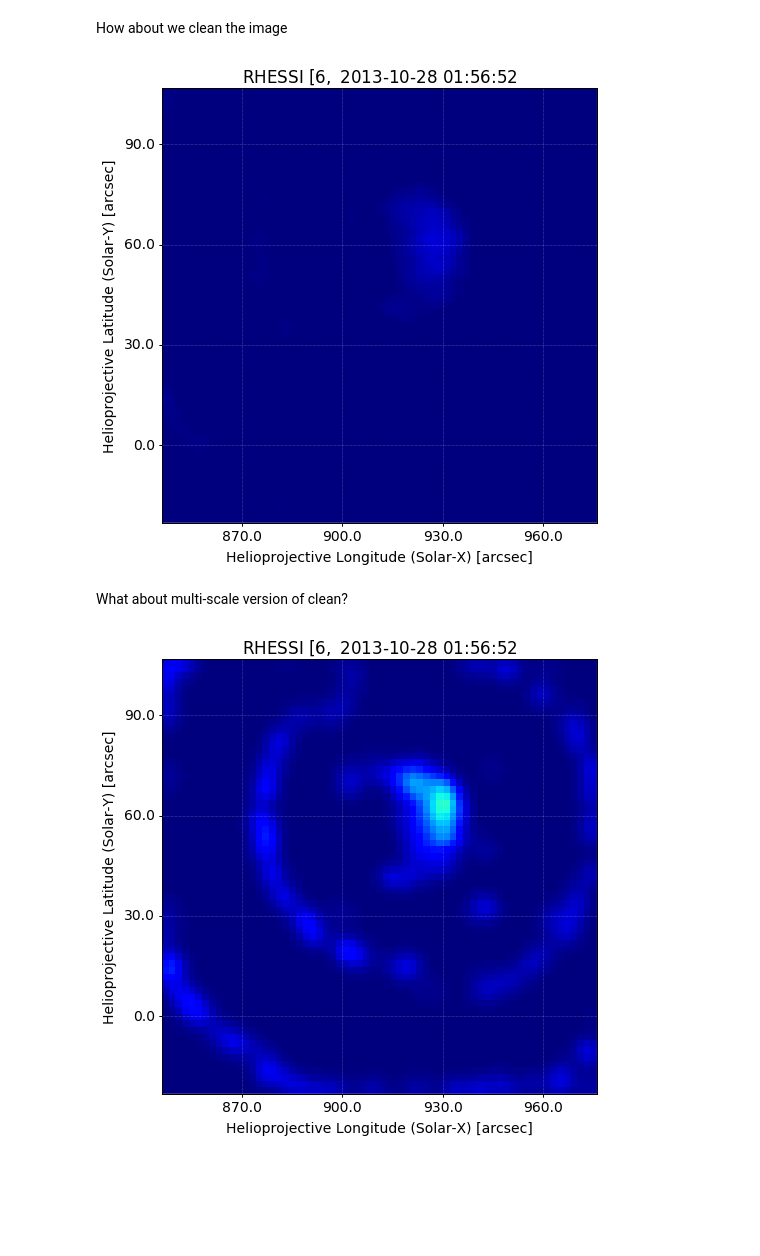
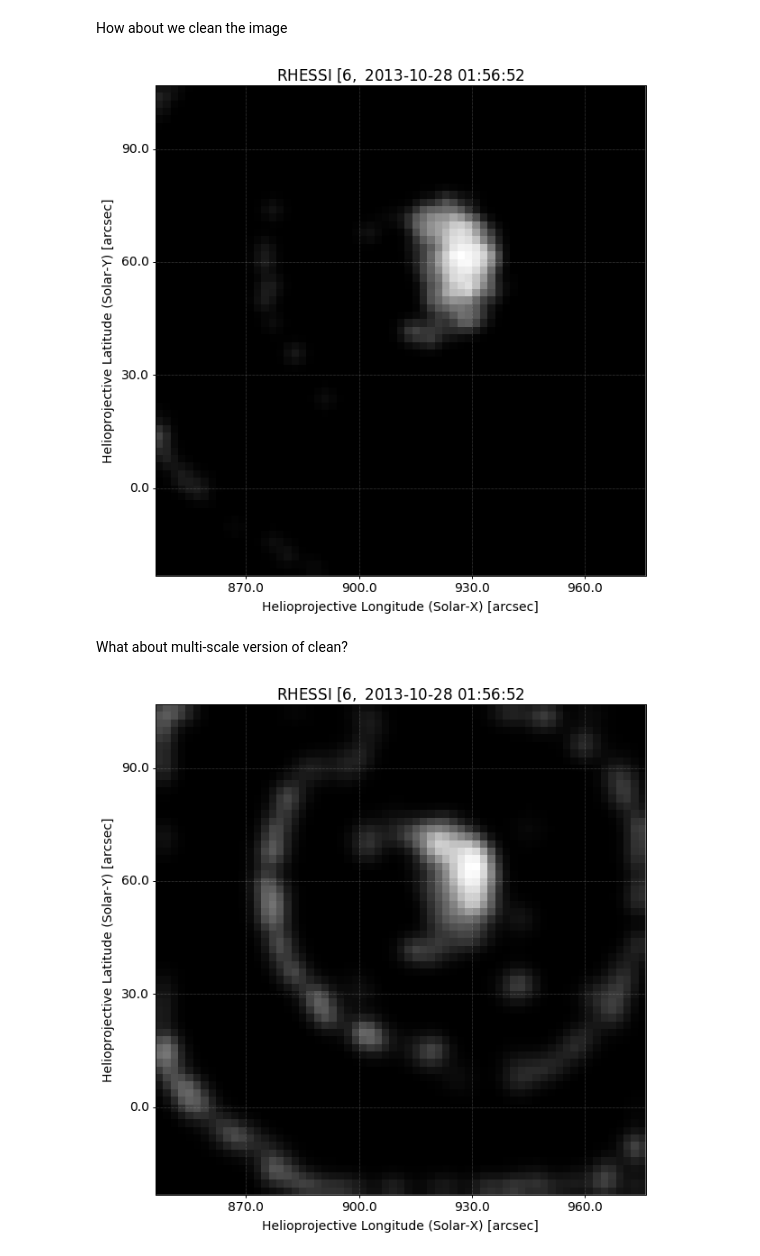
Before and after one commit to samaloney/rhessi17, a Jupyter notebook: index.ipynb, the cells around one changed output. Saved outputs shown, nothing was run; the diff lists cells and outputs as text; code cells hidden in the pictures; blank space fills up the shorter version.

```diff
--- a/index.ipynb
+++ b/index.ipynb
@@ -49,7 +72,7 @@ from xrayvision.clean import clean, ms_clean
 from xrayvision import SAMPLE_RHESSI_VISIBILITIES
 
 plt.ion() # Don't have to call plt.show() all the time
-plt.rcParams["figure.figsize"] = (8, 8)
+plt.rcParams["figure.figsize"] = (10, 10)
 plt.rcParams['font.size'] = 14
 
 import warnings
@@ -102,20 +125,20 @@ clean_data, residuals = clean(dirty_map=rhessi_map.data, dirty_beam=dirty_beam,
                                              gain=0.05, niter=1000, clean_beam_width=1.0)
 
 clean_map = Map((clean_data, rhessi_map.meta));
-clean_map.plot(vmax=rhessi_map.data.max());
+clean_map.plot(cmap='Greys_r');
 # %% [output]
-[figure, old version]
+[figure, new version]
 # %% [markdown]
 What about multi-scale version of clean?
 # %%
 rhessi_vis.vis = np.ones(rhessi_vis.vis.shape)
 dirty_beam = rhessi_vis.to_image(shape=(65 * 3, 65 * 3), pixel_size=[4., 4.] * u.arcsec)
 
 ms_clean_data, ms_residuals = ms_clean(dirty_map=rhessi_map.data, dirty_beam=dirty_beam,
                                              gain=0.05, niter=5000, clean_beam_width=1.0, scales=[1,2,4])
 
 ms_clean_map = Map((ms_clean_data, rhessi_map.meta));
-ms_clean_map.plot(vmax=rhessi_map.data.max());
+ms_clean_map.plot(cmap='Greys_r');
 # %% [output]
-[figure, old version]
+[figure, new version]
 # %% [markdown]
```
Also changed, not shown: parts of 17 cells of this notebook.
